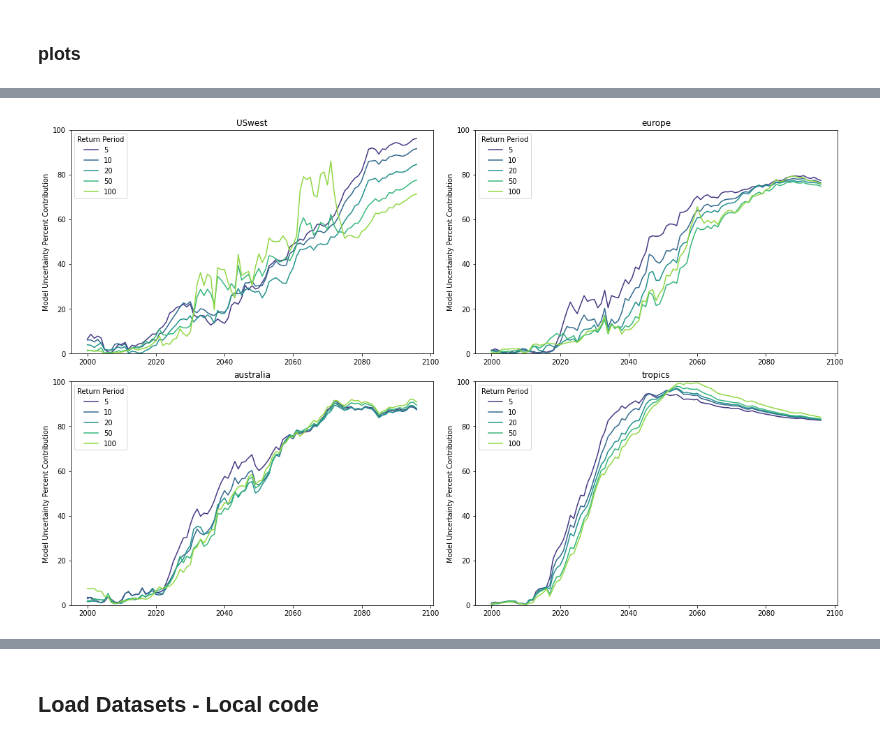
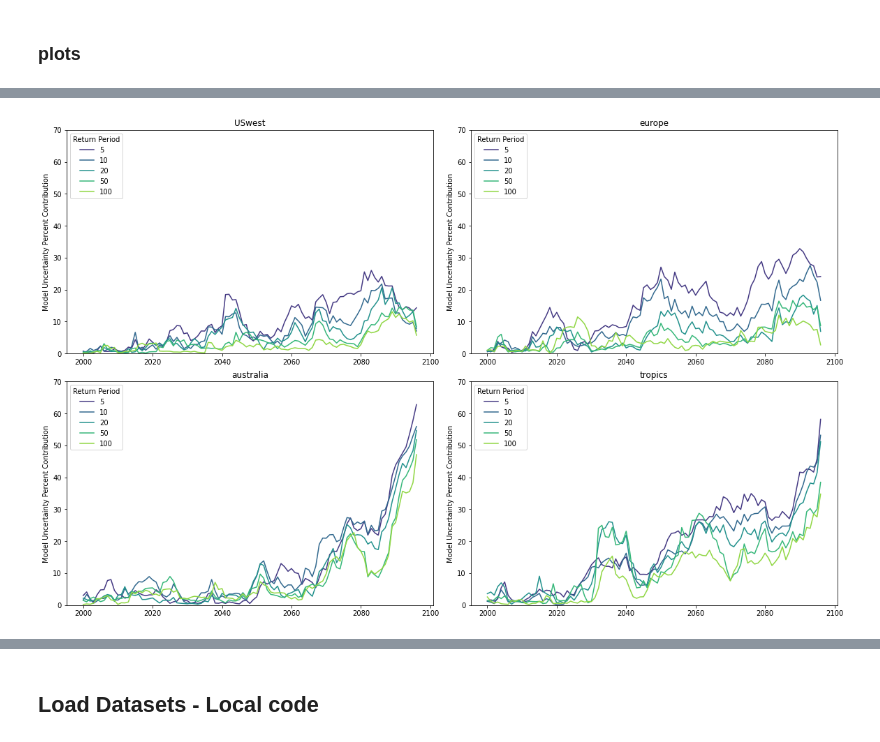
Before and after one commit to MackenzieBlanusa/InternalVariability, a Jupyter notebook: notebooks/SensitivityPlots.ipynb, the cells around one changed output, grey strips where cells are left out. Saved outputs shown, nothing was run; the diff lists cells and outputs as text; code cells hidden in the pictures.

```diff
--- a/notebooks/SensitivityPlots.ipynb
+++ b/notebooks/SensitivityPlots.ipynb
@@ -48,7 +48,7 @@ def sensitivity_test(parameter,region,x_type,load,args):
         internal = internal.squeeze()
         datasets.append(internal)
     dataset = xr.concat(datasets, dim=values)
-    dataset['MTratio'] = (dataset.M_LE/dataset.T_LE)*100
+    dataset['MTratio'] = (dataset.M_LE/(dataset.M_LE+dataset.Ibar_LE))*100
 
     return dataset
 # %%
@@ -298,16 +309,16 @@ Coordinates:
 # %%
 fig,ax = plt.subplots(nrows=2,ncols=2,constrained_layout=True,figsize=(16,10))
 colors = sns.color_palette("viridis", len(test_return.concat_dim))
 axes = [ax[0,0],ax[0,1],ax[1,0],ax[1,1]]
 regions = ['USwest','europe','australia','tropics']
 for axe,r in zip(axes,regions):
     for i,m in enumerate(test_return.concat_dim):
         axe.plot(test_return.sel(region=r,concat_dim=m).time,test_return.sel(region=r,concat_dim=m).MTratio,
                 c=colors[i])
         labels=['5','10','20','50','100']
         axe.legend(labels=labels,loc=2,title='Return Period')
         axe.set_ylabel('Model Uncertainty Percent Contribution')
         axe.set_title(r)
-        axe.set_ylim(0,100)
+        axe.set_ylim(0,70)
 # %% [output]
-[figure, old version]
+[figure, new version]
```
Also changed, not shown: parts of 12 cells of this notebook.
